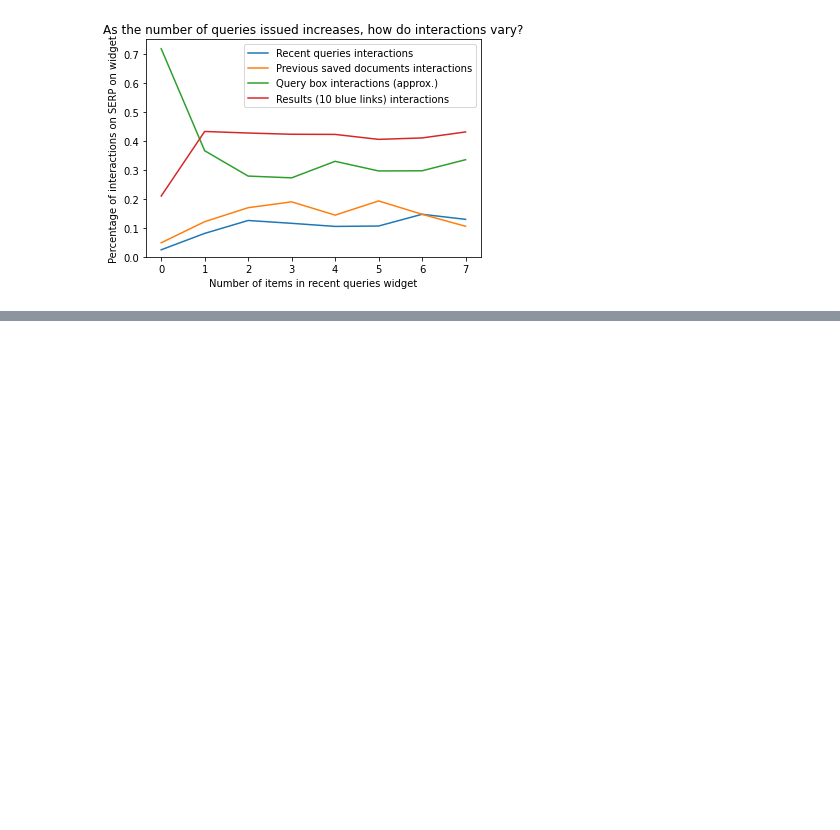
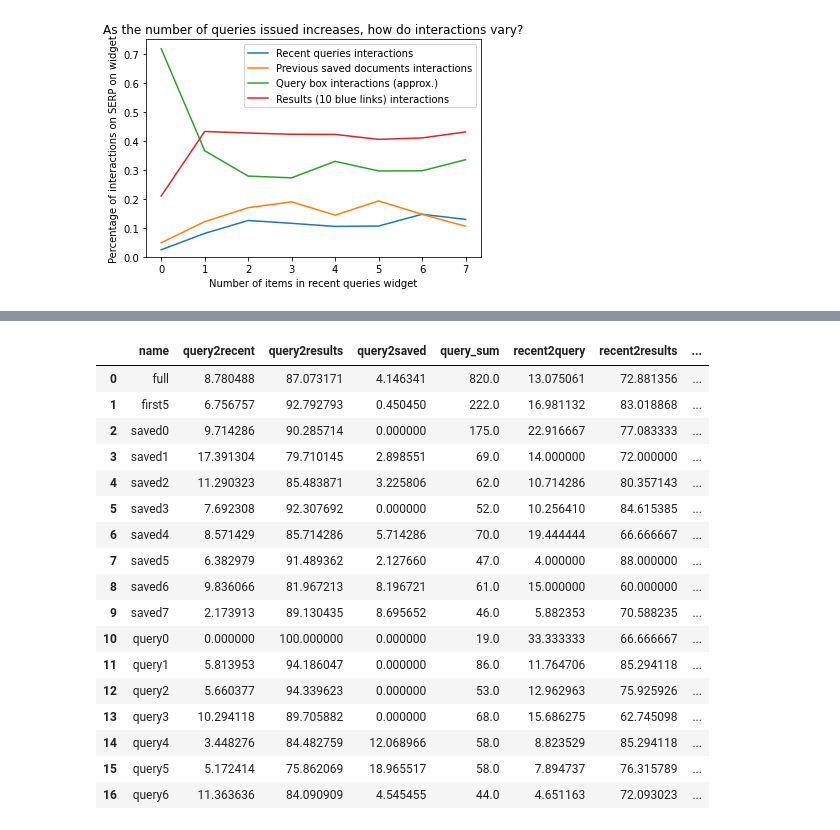
Before and after one commit to maxwelld90/modelling, a Jupyter notebook: exploratory/cscw-markov/Exploratory CSCW Gig.ipynb, the cells around one changed output, grey strips where cells are left out. Cells and saved outputs as stored; diff of their text form; code cells hidden in the pictures; blank space fills up the shorter version.

```diff
--- a/exploratory/cscw-markov/Exploratory CSCW Gig.ipynb
+++ b/exploratory/cscw-markov/Exploratory CSCW Gig.ipynb
@@ -226,3 +280,83 @@ plot_interactions_as_widget_increases(query_data,
+# %%
+def compute_state_transition_likelihoods(totals_df, df, name):
+    """
+    Computes percentages of the total number of transition events.
+    """
+    df['query_sum'] = df['query2results'] + df['query2recent'] + df['query2saved']
+    df['results_sum'] = df['results2query'] + df['results2recent'] + df['results2saved']
+    df['recent_sum'] = df['recent2query'] + df['recent2results'] + df['recent2saved']
+    df['saved_sum'] = df['saved2query'] + df['saved2results'] + df['saved2recent']
+
+    totals_df = totals_df.append({'name': name,
+                                  'query_sum': df['query_sum'].sum(),
+                                  'query2results': df['query2results'].sum() / df['query_sum'].sum() * 100,
+                                  'query2recent': df['query2recent'].sum() / df['query_sum'].sum() * 100,
+                                  'query2saved': df['query2saved'].sum() / df['query_sum'].sum() * 100,
+
+                                  'results_sum': df['results_sum'].sum(),
+                                  'results2query': df['results2query'].sum() / df['results_sum'].sum() * 100,
+                                  'results2recent': df['results2recent'].sum() / df['results_sum'].sum() * 100,
+                                  'results2saved': df['results2saved'].sum() / df['results_sum'].sum() * 100,
+
+                                  'recent_sum': df['recent_sum'].sum(),
+                                  'recent2query': df['recent2query'].sum() / df['recent_sum'].sum() * 100,
+                                  'recent2results': df['recent2results'].sum() / df['recent_sum'].sum() * 100,
+                                  'recent2saved': df['recent2saved'].sum() / df['recent_sum'].sum() * 100,
+
+                                  'saved_sum': df['saved_sum'].sum(),
+                                  'saved2query': df['saved2query'].sum() / df['saved_sum'].sum() * 100,
+                                  'saved2results': df['saved2results'].sum() / df['saved_sum'].sum() * 100,
+                                  'saved2recent': df['saved2recent'].sum() / df['saved_sum'].sum() * 100,
+                                 },
+                                 ignore_index=True)
+
+    return totals_df
+
+#totals_df = pd.DataFrame(columns=['name', 'query_sum', 'results_sum', 'recent_sum', 'saved_sum'])
+totals_df = pd.DataFrame()
+
+totals_df = compute_state_transition_likelihoods(totals_df, full_df, 'full')
+totals_df = compute_state_transition_likelihoods(totals_df, first5_df, 'first5')
+
+totals_df = compute_state_transition_likelihoods(totals_df, saved0_df, 'saved0')
+totals_df = compute_state_transition_likelihoods(totals_df, saved1_df, 'saved1')
+totals_df = compute_state_transition_likelihoods(totals_df, saved2_df, 'saved2')
+totals_df = compute_state_transition_likelihoods(totals_df, saved3_df, 'saved3')
+totals_df = compute_state_transition_likelihoods(totals_df, saved4_df, 'saved4')
+totals_df = compute_state_transition_likelihoods(totals_df, saved5_df, 'saved5')
+totals_df = compute_state_transition_likelihoods(totals_df, saved6_df, 'saved6')
+totals_df = compute_state_transition_likelihoods(totals_df, saved7_df, 'saved7')
+
+totals_df = compute_state_transition_likelihoods(totals_df, query0_df, 'query0')
+totals_df = compute_state_transition_likelihoods(totals_df, query1_df, 'query1')
+totals_df = compute_state_transition_likelihoods(totals_df, query2_df, 'query2')
+totals_df = compute_state_transition_likelihoods(totals_df, query3_df, 'query3')
+totals_df = compute_state_transition_likelihoods(totals_df, query4_df, 'query4')
+totals_df = compute_state_transition_likelihoods(totals_df, query5_df, 'query5')
+totals_df = compute_state_transition_likelihoods(totals_df, query6_df, 'query6')
+
+
+
+totals_df
+# %% [output]
+|  | name | query2recent | query2results | query2saved | query_sum | recent2query | recent2results | ... |
+| 0 | full | 8.780488 | 87.073171 | 4.146341 | 820.0 | 13.075061 | 72.881356 | ... |
+| 1 | first5 | 6.756757 | 92.792793 | 0.450450 | 222.0 | 16.981132 | 83.018868 | ... |
+| 2 | saved0 | 9.714286 | 90.285714 | 0.000000 | 175.0 | 22.916667 | 77.083333 | ... |
+| 3 | saved1 | 17.391304 | 79.710145 | 2.898551 | 69.0 | 14.000000 | 72.000000 | ... |
+| 4 | saved2 | 11.290323 | 85.483871 | 3.225806 | 62.0 | 10.714286 | 80.357143 | ... |
+| 5 | saved3 | 7.692308 | 92.307692 | 0.000000 | 52.0 | 10.256410 | 84.615385 | ... |
+| 6 | saved4 | 8.571429 | 85.714286 | 5.714286 | 70.0 | 19.444444 | 66.666667 | ... |
+| 7 | saved5 | 6.382979 | 91.489362 | 2.127660 | 47.0 | 4.000000 | 88.000000 | ... |
+| 8 | saved6 | 9.836066 | 81.967213 | 8.196721 | 61.0 | 15.000000 | 60.000000 | ... |
+| 9 | saved7 | 2.173913 | 89.130435 | 8.695652 | 46.0 | 5.882353 | 70.588235 | ... |
+| 10 | query0 | 0.000000 | 100.000000 | 0.000000 | 19.0 | 33.333333 | 66.666667 | ... |
+| 11 | query1 | 5.813953 | 94.186047 | 0.000000 | 86.0 | 11.764706 | 85.294118 | ... |
+| 12 | query2 | 5.660377 | 94.339623 | 0.000000 | 53.0 | 12.962963 | 75.925926 | ... |
+| 13 | query3 | 10.294118 | 89.705882 | 0.000000 | 68.0 | 15.686275 | 62.745098 | ... |
+| 14 | query4 | 3.448276 | 84.482759 | 12.068966 | 58.0 | 8.823529 | 85.294118 | ... |
+| 15 | query5 | 5.172414 | 75.862069 | 18.965517 | 58.0 | 7.894737 | 76.315789 | ... |
+| 16 | query6 | 11.363636 | 84.090909 | 4.545455 | 44.0 | 4.651163 | 72.093023 | ... |
 # %% [markdown]
 ## Why is this Happening?
 * The queries box is placed on the top.
```
Also changed, not shown: parts of 6 cells of this notebook.
